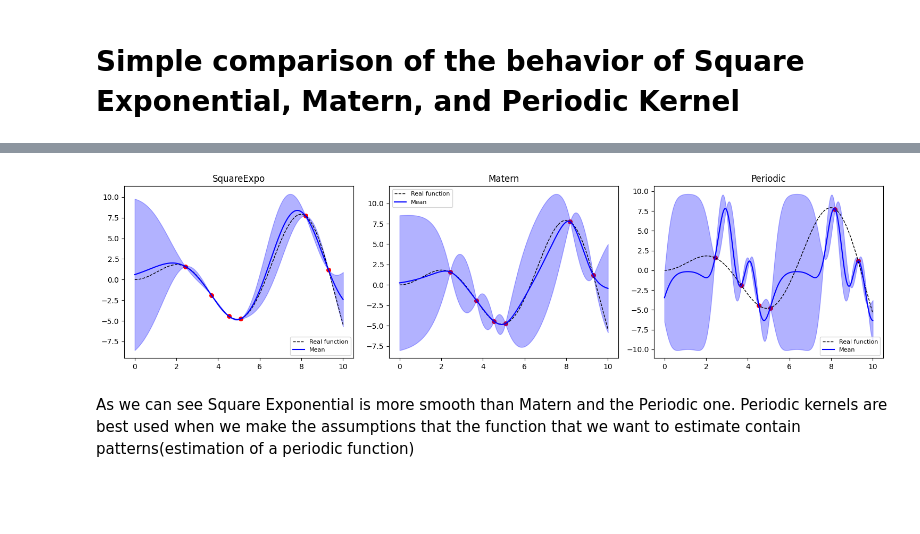
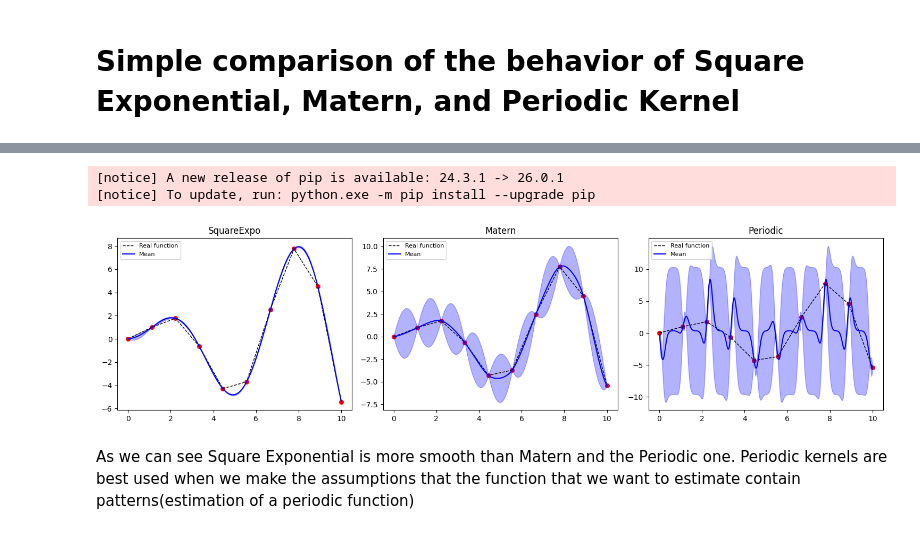
Before and after one commit to stupormundi3/KernaxTest, a Jupyter notebook: project/Kernelification/ExamplesGP/Notebooks/Visualization.ipynb, the cells around one changed output, grey strips where cells are left out. Cells and saved outputs as stored; diff of their text form; code cells hidden in the pictures; blank space fills up the shorter version.

```diff
--- a/project/Kernelification/ExamplesGP/Notebooks/Visualization.ipynb
+++ b/project/Kernelification/ExamplesGP/Notebooks/Visualization.ipynb
@@ -4,21 +4,22 @@
 import matplotlib.pyplot as plt
 import sys
 sys.path.insert(0, '..')
-from Kernax import SEMagmaKernel, Matern32Kernel, PeriodicKernel
+%pip install kernax-ml
+from kernax.stationary import SEKernel, Matern32Kernel, PeriodicKernel
 import numpy as np
 import GP
 
 kernels = {
-    'SquareExpo': SEMagmaKernel(1.0, 1.0),
+    'SquareExpo': SEKernel(1.0),
     'Matern': Matern32Kernel(1.0),
     'Periodic': PeriodicKernel(1.0, 1.0, 5.0)
 }
 
-X = np.linspace(0, 10, 1000).reshape(-1, 1)
+X = np.linspace(0, 10, 10).reshape(-1, 1)
 y = np.squeeze(X * np.sin(X))
 rng = np.random.RandomState(1)
 #We choose randomly the observations
-training_indices = rng.choice(np.arange(y.size), size=6, replace=False)
+training_indices = rng.choice(np.arange(y.size), size=10, replace=False)
 X_train, y_train = X[training_indices], y[training_indices]
 
 X_plot = np.linspace(0, 10, 400).reshape(-1,1)
@@ -26,6 +27,7 @@ fig, axes = plt.subplots(1, 3, figsize=(15, 4))
 
 for ax, (name, kern) in zip(axes, kernels.items()):
     gp = GP.GP(kern, Alpha=1e-5, NormalizeObs=True).fit(X_train, y_train, num_iters=200)
+
     #Prediction of the points produced by X_Plot
     mu, std = gp.predict(X_plot, Return_std=True)
     ax.plot(X, y, 'k--', lw=1, label='Real function')
@@ -41,4 +55,6 @@ plt.show()
+[notice] A new release of pip is available: 24.3.1 -> 26.0.1
+[notice] To update, run: python.exe -m pip install --upgrade pip
-[figure, old version]
+[figure, new version]
 # %% [markdown]
 As we can see Square Exponential is more smooth than Matern and the Periodic one.
 Periodic kernels are best used when we make the assumptions that the function that we want to estimate contain patterns(estimation of a periodic function)
```
Also changed, not shown: parts of 3 cells of this notebook, 2 other files.
